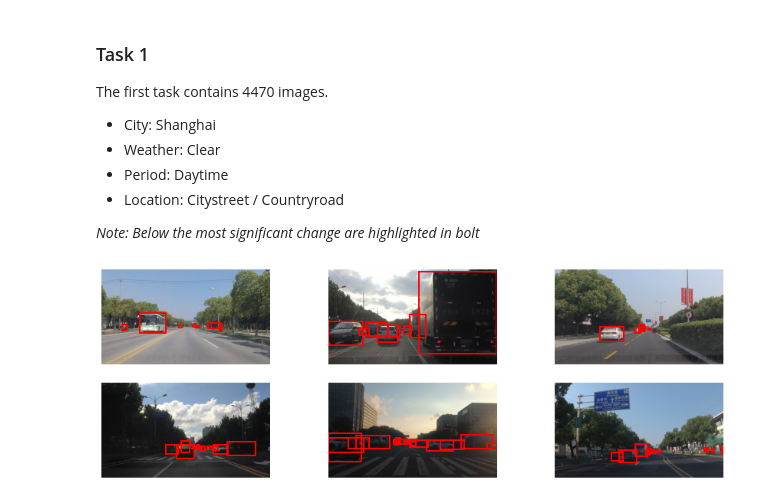
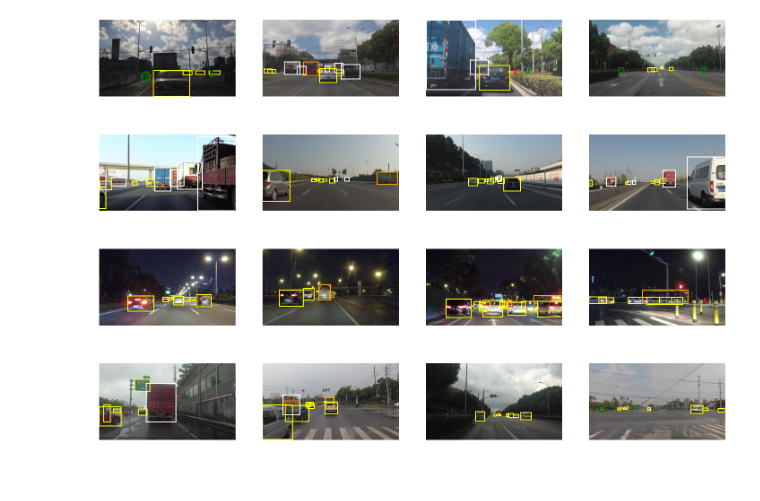
Before and after one commit to VerwimpEli/CLAD, a Jupyter notebook: examples/data_intro_d.ipynb, the cells around one changed output. Drawn from its saved outputs; the diff is of its cells as text; code cells hidden in the pictures; blank space fills up the shorter version.

```diff
--- a/examples/data_intro_d.ipynb
+++ b/examples/data_intro_d.ipynb
@@ -24,29 +16,24 @@ categories = {
+# %%
+root = '../../data'
+train_sets, _ = clad.get_cladd_trainval(root, avalanche=False)
 # %%
-def visualize_image(idx, dataset, ax):
-    img, target = dataset[idx]
+def visualize_image(img_idx, dataset, ax):
+    cmap = {1: 'red', 2: 'green', 3: 'yellow', 4: 'white', 5: 'orange', 6: 'blue'}
+    img, target = dataset[img_idx]
     img = img.detach().numpy()
     img = np.moveaxis(img, 0, 2)
     ax.imshow(img)
     ax.axis('off')
 
-    for bbox in target['boxes']:
+    for bbox, label in zip(target['boxes'], target['labels']):
         ax.add_patch(Rectangle((bbox[0], bbox[1]), bbox[2]-bbox[0], bbox[3]-bbox[1],
-                               fill=False, lw=2, edgecolor='r'))
+                               fill=False, lw=2, edgecolor=cmap[label.item()]))
-# %% [markdown]
-### Task 1
-The first task contains 4470 images.
-* City: Shanghai
-* Weather: Clear
-* Period: Daytime
-* Location: Citystreet / Countryroad
-
-*Note: Below the most significant change are highlighted in bolt*
 # %%
-fig, axes = plt.subplots(2, 3, figsize=(15, 5))
-idxs = np.random.randint(0, len(train_sets[0]), 6)
+fig, axes = plt.subplots(4, 4, figsize=(25, 18))
 
-for idx, ax in zip(idxs, axes.flatten()):
-    visualize_image(idx, train_sets[0], ax)
-plt.show()
+for ax_row, ds in zip(axes, train_sets):
+    idx = np.random.randint(0, len(ds), 4)
+    for ax, i in zip(ax_row, idx):
+        visualize_image(i, ds, ax)
 # %% [output]
-[figure, old version]
+[figure, new version]
```
Also changed, not shown: parts of 14 cells of this notebook, 7 other files.
